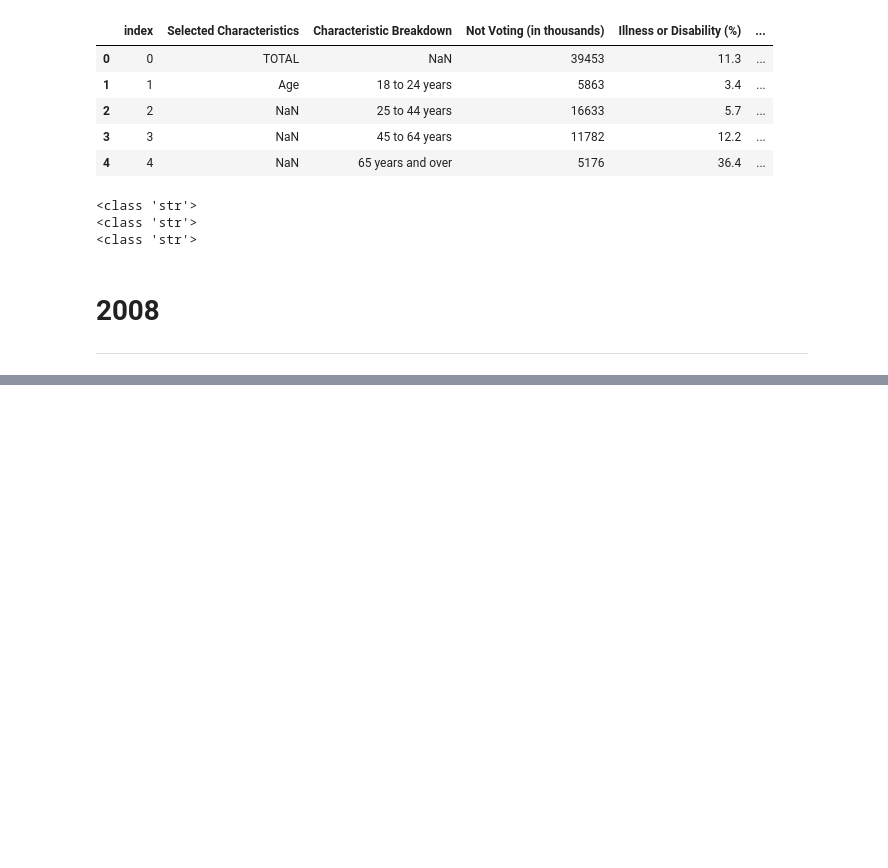
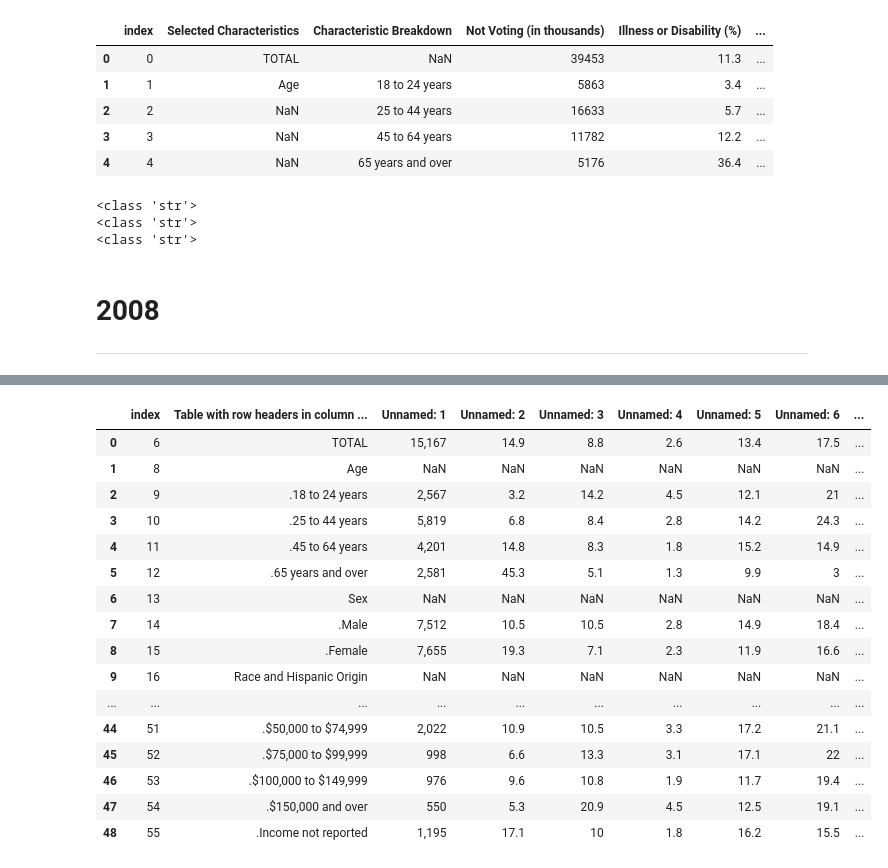
Before and after one commit to VallieTracy/Voter-Registration, a Jupyter notebook: Untitled.ipynb, the cells around one changed output, grey strips where cells are left out. Drawn from its saved outputs; the diff is of its cells as text; code cells hidden in the pictures; blank space fills up the shorter version.

```diff
--- a/Untitled.ipynb
+++ b/Untitled.ipynb
@@ -797,3 +797,26 @@ noVote_2008
 | 65 | NaN | NaN | NaN | NaN | NaN | NaN | NaN | ... |
 | 66 | Source: U.S. Census Bureau, Curre... | NaN | NaN | NaN | NaN | NaN | NaN | ... |
 | 67 | Internet Release date: July, 2009 | NaN | NaN | NaN | NaN | NaN | NaN | ... |
+# %%
+# Get rid of some of the rows and columns to make it easier to see what I'm doing
+noVote_2008.drop([0, 1, 2, 3, 4, 5, 7, 56, 57, 58, 59, 60, 61, 62, 63, 64, 65, 66, 67], axis = 0, inplace = True)
+noVote_2008.reset_index(inplace = True)
+noVote_2008
+# %% [output]
+|  | index | Table with row headers in column ... | Unnamed: 1 | Unnamed: 2 | Unnamed: 3 | Unnamed: 4 | Unnamed: 5 | Unnamed: 6 | ... |
+| 0 | 6 | TOTAL | 15,167 | 14.9 | 8.8 | 2.6 | 13.4 | 17.5 | ... |
+| 1 | 8 | Age | NaN | NaN | NaN | NaN | NaN | NaN | ... |
+| 2 | 9 | .18 to 24 years | 2,567 | 3.2 | 14.2 | 4.5 | 12.1 | 21 | ... |
+| 3 | 10 | .25 to 44 years | 5,819 | 6.8 | 8.4 | 2.8 | 14.2 | 24.3 | ... |
+| 4 | 11 | .45 to 64 years | 4,201 | 14.8 | 8.3 | 1.8 | 15.2 | 14.9 | ... |
+| 5 | 12 | .65 years and over | 2,581 | 45.3 | 5.1 | 1.3 | 9.9 | 3 | ... |
+| 6 | 13 | Sex | NaN | NaN | NaN | NaN | NaN | NaN | ... |
+| 7 | 14 | .Male | 7,512 | 10.5 | 10.5 | 2.8 | 14.9 | 18.4 | ... |
+| 8 | 15 | .Female | 7,655 | 19.3 | 7.1 | 2.3 | 11.9 | 16.6 | ... |
+| 9 | 16 | Race and Hispanic Origin | NaN | NaN | NaN | NaN | NaN | NaN | ... |
+| ... | ... | ... | ... | ... | ... | ... | ... | ... | ... |
+| 44 | 51 | .$50,000 to $74,999 | 2,022 | 10.9 | 10.5 | 3.3 | 17.2 | 21.1 | ... |
+| 45 | 52 | .$75,000 to $99,999 | 998 | 6.6 | 13.3 | 3.1 | 17.1 | 22 | ... |
+| 46 | 53 | .$100,000 to $149,999 | 976 | 9.6 | 10.8 | 1.9 | 11.7 | 19.4 | ... |
+| 47 | 54 | .$150,000 and over | 550 | 5.3 | 20.9 | 4.5 | 12.5 | 19.1 | ... |
+| 48 | 55 | .Income not reported | 1,195 | 17.1 | 10 | 1.8 | 16.2 | 15.5 | ... |
```
Also changed, not shown: parts of 9 cells of this notebook.
